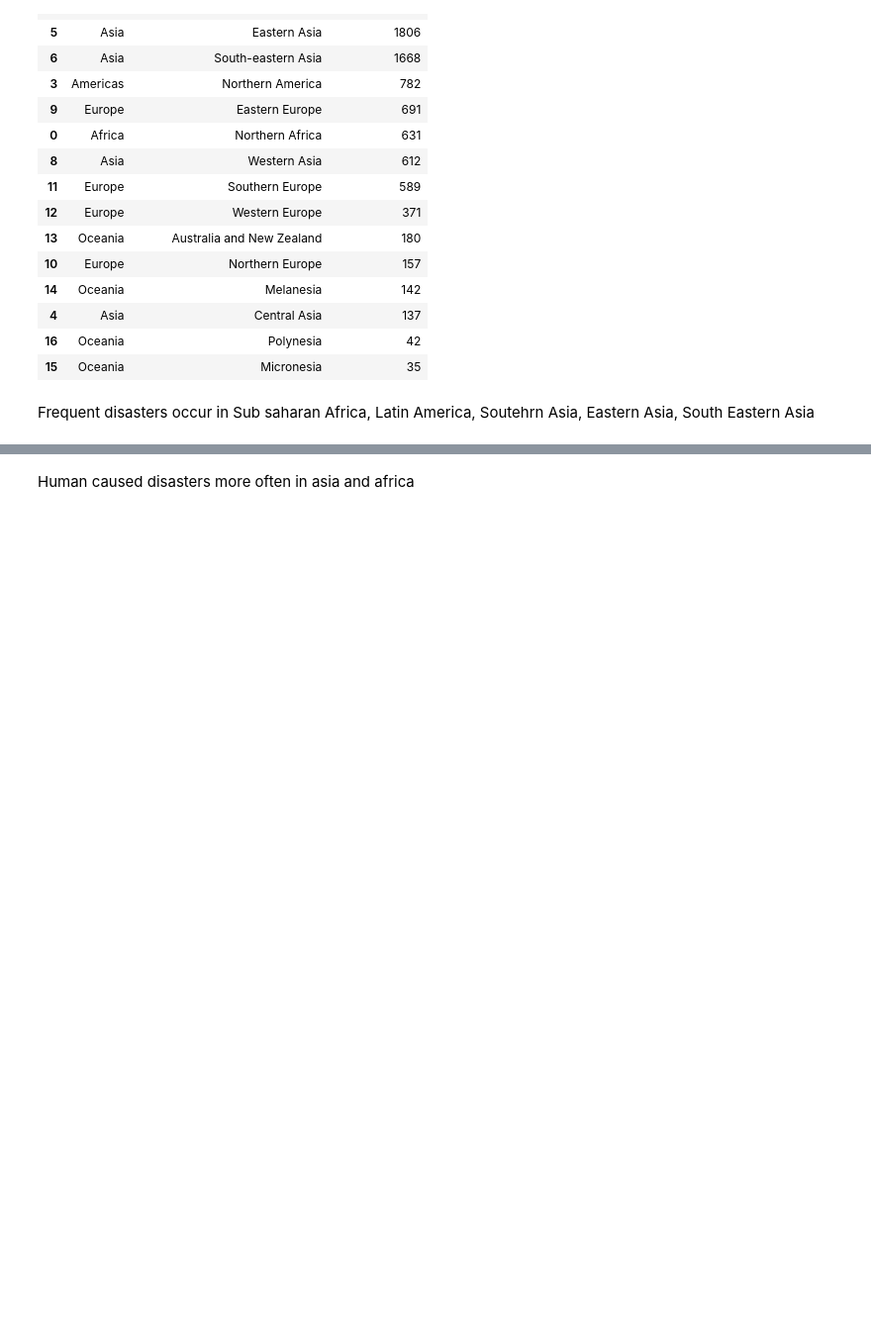
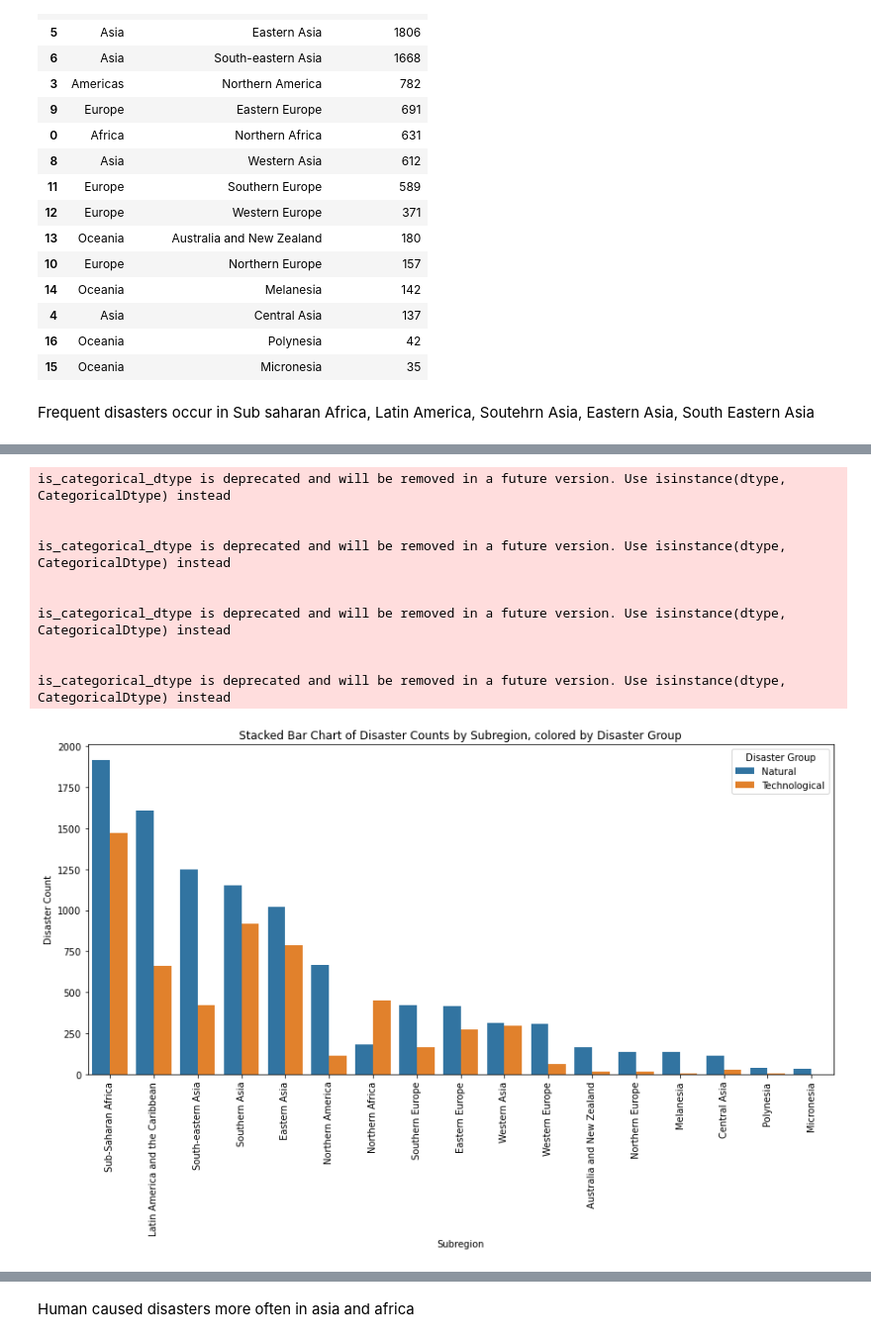
Before and after one commit to harrissamuel/24Spr_-S-Harris-_-disasters-, a Jupyter notebook: Sample_Capstone/code/data_analysis/data_analysis.ipynb, the cells around one changed output, grey strips where cells are left out. Shown at 99% size. Cells and saved outputs as stored; diff of their text form; code cells hidden in the pictures; blank space fills up the shorter version.

```diff
--- a/Sample_Capstone/code/data_analysis/data_analysis.ipynb
+++ b/Sample_Capstone/code/data_analysis/data_analysis.ipynb
@@ -262,0 +253,35 @@ disaster_counts_sorted.head(30)
+# %%
+disaster_counts = df.groupby(['Subregion', 'Disaster Group'])['Disaster Type'].count().reset_index(name='Disaster Count')
+disaster_counts_sorted = disaster_counts.sort_values(by='Disaster Count', ascending=False)
+
+
+# Create a bar plot with bars stacked on top of each other
+plt.figure(figsize=(12, 8))
+sns.barplot(data=disaster_counts_sorted, x='Subregion', y='Disaster Count', hue='Disaster Group', dodge=True)
+
+# Add labels and title
+plt.xlabel('Subregion')
+plt.ylabel('Disaster Count')
+plt.title('Stacked Bar Chart of Disaster Counts by Subregion, colored by Disaster Group')
+
+# Rotate x-labels for better readability
+plt.xticks(rotation=90)
+
+# Show the plot
+plt.legend(title='Disaster Group')
+plt.tight_layout()
+plt.show()
+
+disaster_counts_sorted.head(30)
+# %% [output]
+is_categorical_dtype is deprecated and will be removed in a future version. Use isinstance(dtype, CategoricalDtype) instead
+
+
+is_categorical_dtype is deprecated and will be removed in a future version. Use isinstance(dtype, CategoricalDtype) instead
+
+
+is_categorical_dtype is deprecated and will be removed in a future version. Use isinstance(dtype, CategoricalDtype) instead
+
+
+is_categorical_dtype is deprecated and will be removed in a future version. Use isinstance(dtype, CategoricalDtype) instead
+[figure, added]
```
Also changed, not shown: parts of 7 cells of this notebook.
